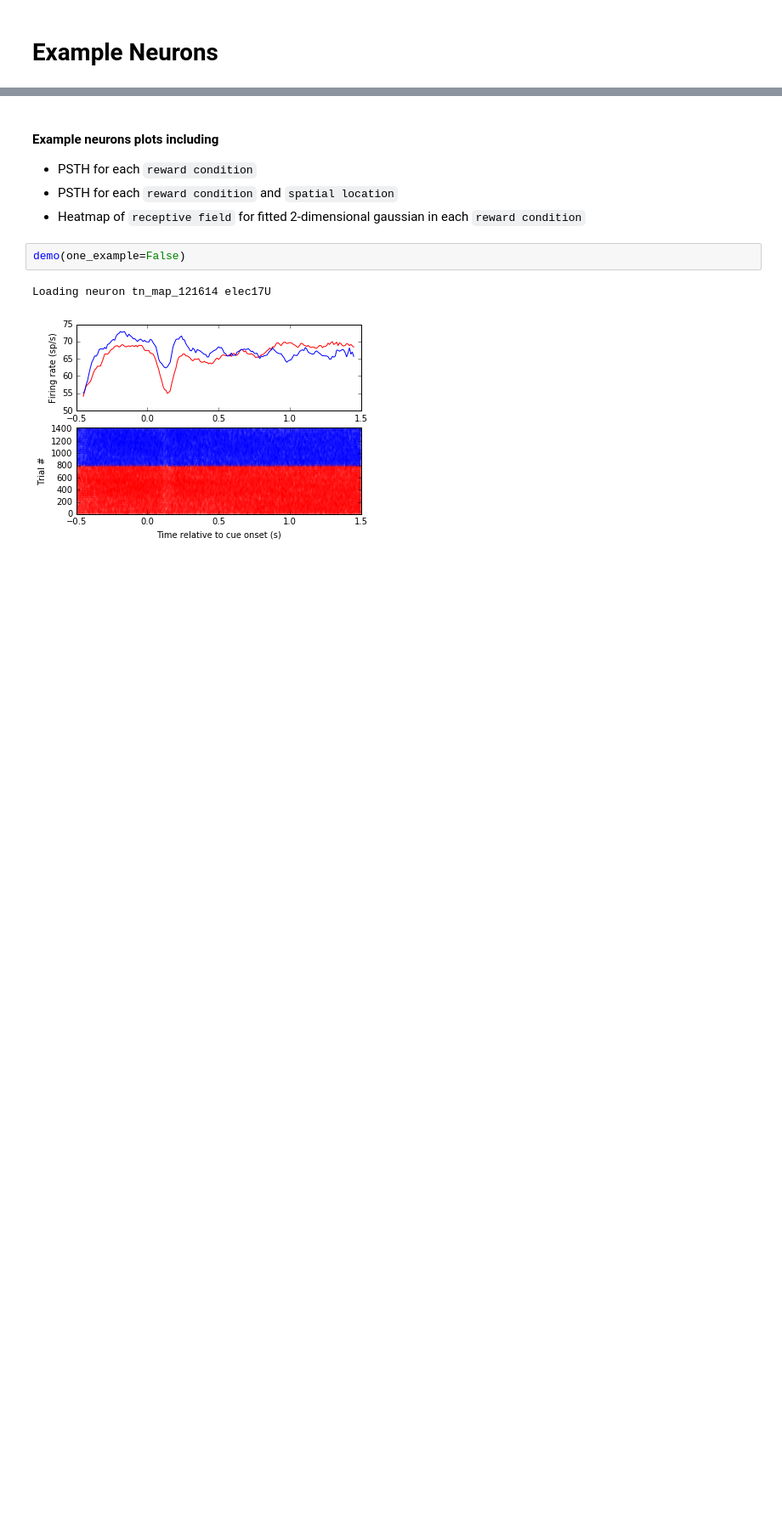
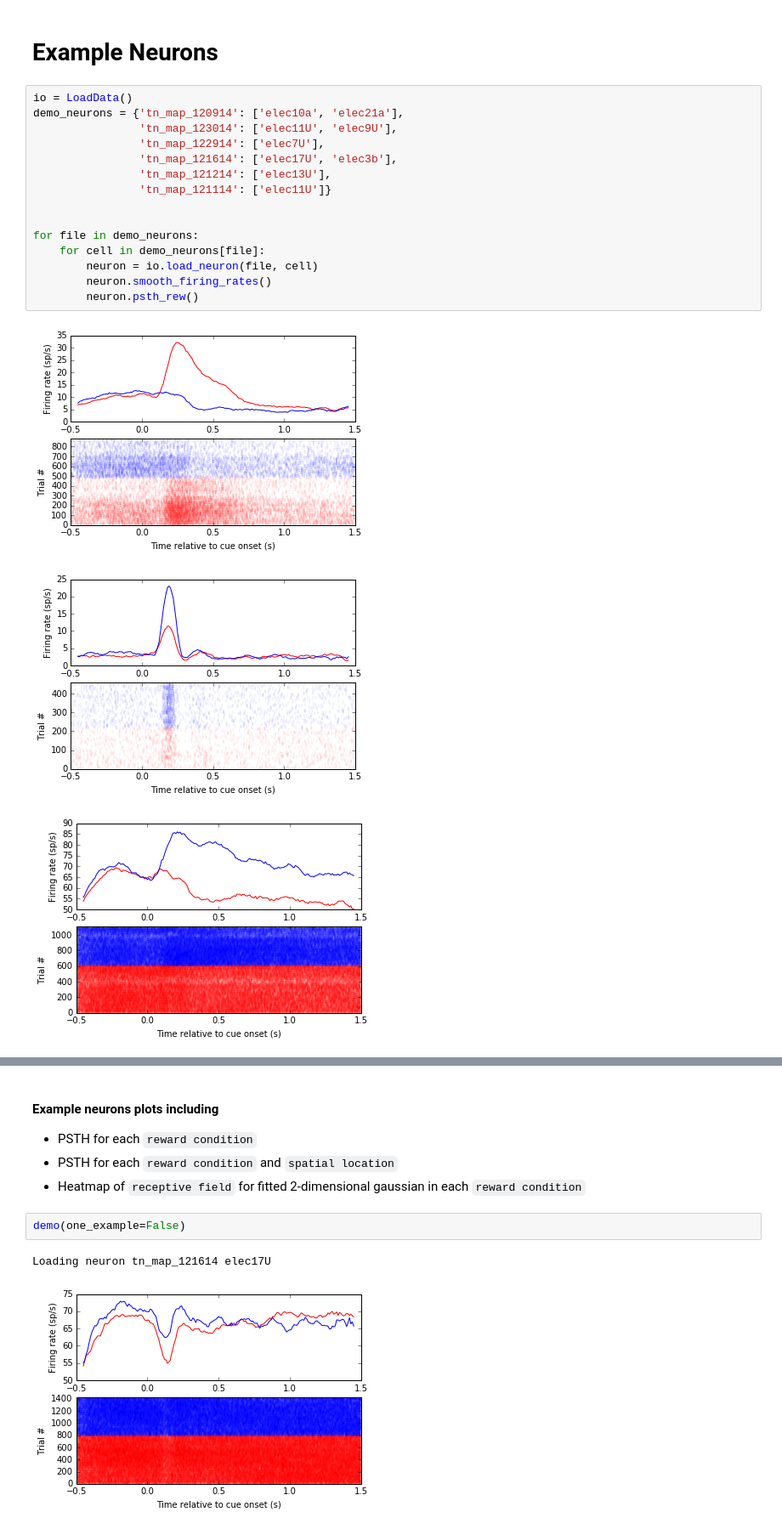
Before and after one commit to aunoyp/Mapping, a Jupyter notebook: mapping_paper.ipynb, the cells around one changed output, grey strips where cells are left out. Shown at 85% size. Cells and saved outputs as stored; diff of their text form; blank space fills up the shorter version.

```diff
--- a/mapping_paper.ipynb
+++ b/mapping_paper.ipynb
@@ -104,2 +95,21 @@ Name: PR(>F), dtype: object
 # %% [markdown]
 # Example Neurons
+# %%
+io = LoadData()
+demo_neurons = {'tn_map_120914': ['elec10a', 'elec21a'],
+                'tn_map_123014': ['elec11U', 'elec9U'],
+                'tn_map_122914': ['elec7U'],
+                'tn_map_121614': ['elec17U', 'elec3b'],
+                'tn_map_121214': ['elec13U'],
+                'tn_map_121114': ['elec11U']}
+
+
+for file in demo_neurons:
+    for cell in demo_neurons[file]:
+        neuron = io.load_neuron(file, cell)
+        neuron.smooth_firing_rates()
+        neuron.psth_rew()
+# %% [output]
+[figure, added]
+[figure, added]
+[figure, added]
```
Also changed, not shown: parts of 11 cells of this notebook, 2 other files.
